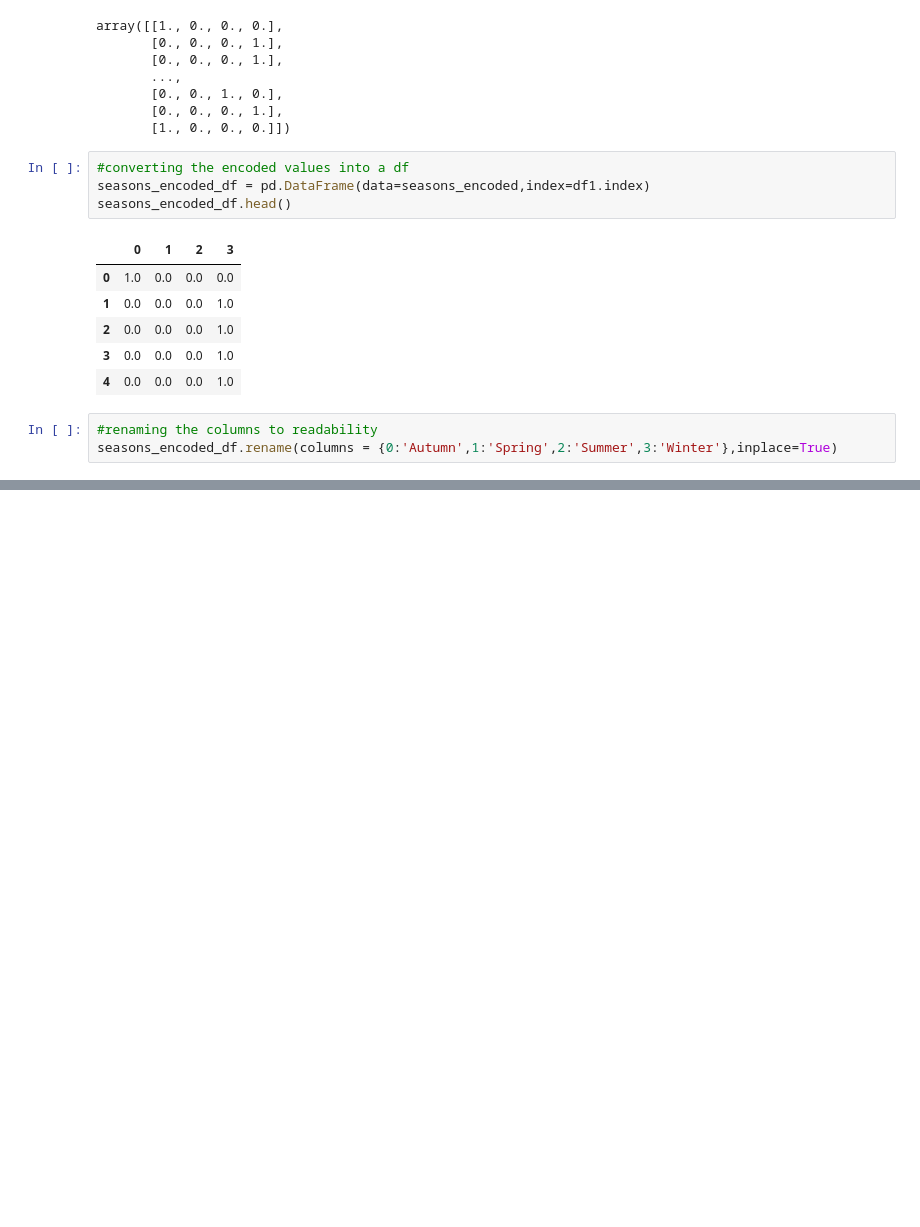
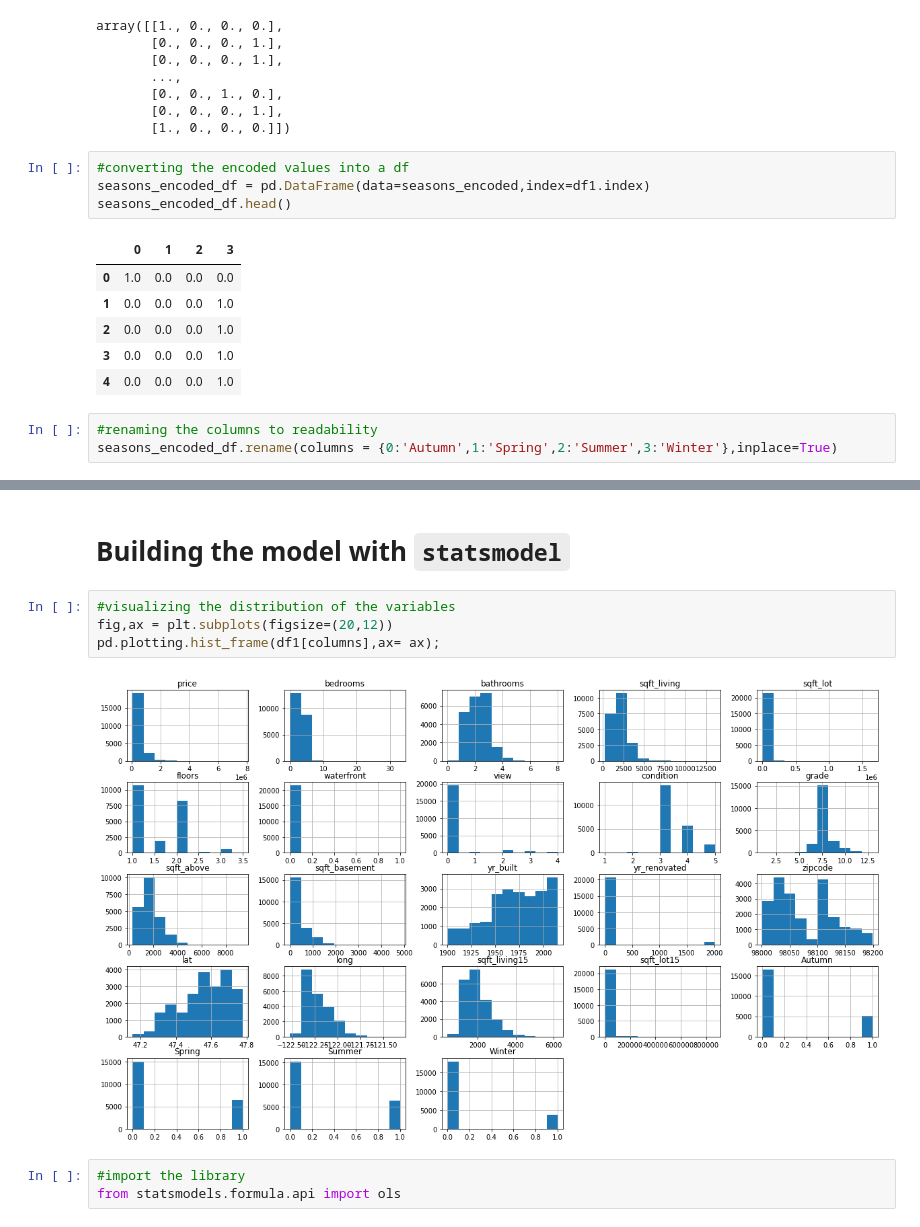
Before and after one commit to rahulakrish/linear_regression, a Jupyter notebook: phase2_project_rev1.ipynb, the cells around one changed output, grey strips where cells are left out. Saved outputs shown, nothing was run; the diff lists cells and outputs as text; blank space fills up the shorter version.

```diff
--- a/phase2_project_rev1.ipynb
+++ b/phase2_project_rev1.ipynb
@@ -516,0 +160,11 @@ sns.displot(df['zipcode'])
+# %% [markdown]
+# Building the model with `statsmodel`
+# %%
+#visualizing the distribution of the variables
+fig,ax = plt.subplots(figsize=(20,12))
+pd.plotting.hist_frame(df1[columns],ax= ax);
+# %% [output]
+[figure, added]
+# %%
+#import the library
+from statsmodels.formula.api import ols
```
Also changed, not shown: parts of 39 cells of this notebook.
